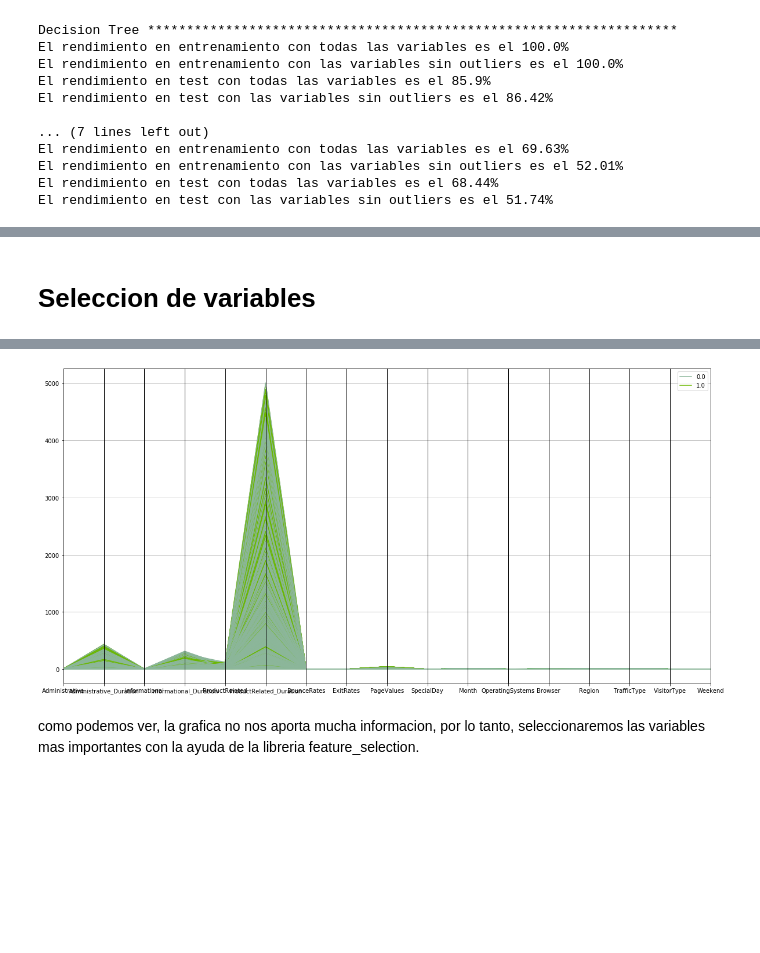
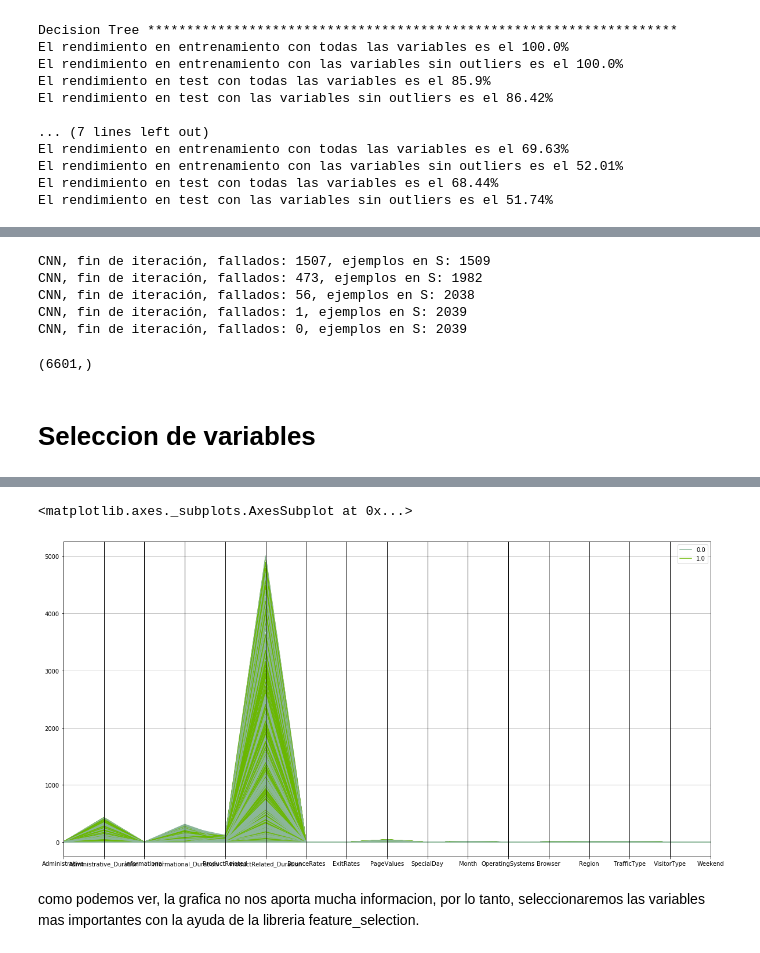
Before and after one commit to jhonnyfc/Online_Shoppers_Intention, a Jupyter notebook: Codigo_han.ipynb, the cells around one changed output, grey strips where cells are left out. Cells and saved outputs as stored; diff of their text form; code cells hidden in the pictures; blank space fills up the shorter version.

```diff
--- a/Codigo_han.ipynb
+++ b/Codigo_han.ipynb
@@ -341,7 +584,23 @@ El rendimiento en test con las variables sin outliers es el 51.74%
+# %%
+indicesIS = CNN(XsinOutliers,YsinOutliers)
+# %% [output]
+CNN, fin de iteración, fallados: 1507, ejemplos en S: 1509
+CNN, fin de iteración, fallados: 473, ejemplos en S: 1982
+CNN, fin de iteración, fallados: 56, ejemplos en S: 2038
+CNN, fin de iteración, fallados: 1, ejemplos en S: 2039
+CNN, fin de iteración, fallados: 0, ejemplos en S: 2039
+# %%
+indicesIS.shape
+# %% [output]
+(6601,)
 # %% [markdown]
 # Seleccion de variables
 # %%
+%%time
 from pandas.plotting import parallel_coordinates
+XsinOutliers = XsinOutliers[indicesIS]
+YsinOutliers = YsinOutliers[indicesIS]
+
 datos = np.hstack((XsinOutliers, YsinOutliers.reshape(-1,1)))
 
 # Se crean los índices de los ejemplos
@@ -362,3 +621,4 @@ pd.plotting.parallel_coordinates(df,class_column='clase')
+<matplotlib.axes._subplots.AxesSubplot at 0x...>
-[figure, old version]
+[figure, new version]
 # %% [markdown]
 como podemos ver, la grafica no nos aporta mucha informacion, por lo tanto, seleccionaremos las variables mas importantes con la ayuda de la libreria feature_selection.
```
Also changed, not shown: parts of 24 cells of this notebook.
